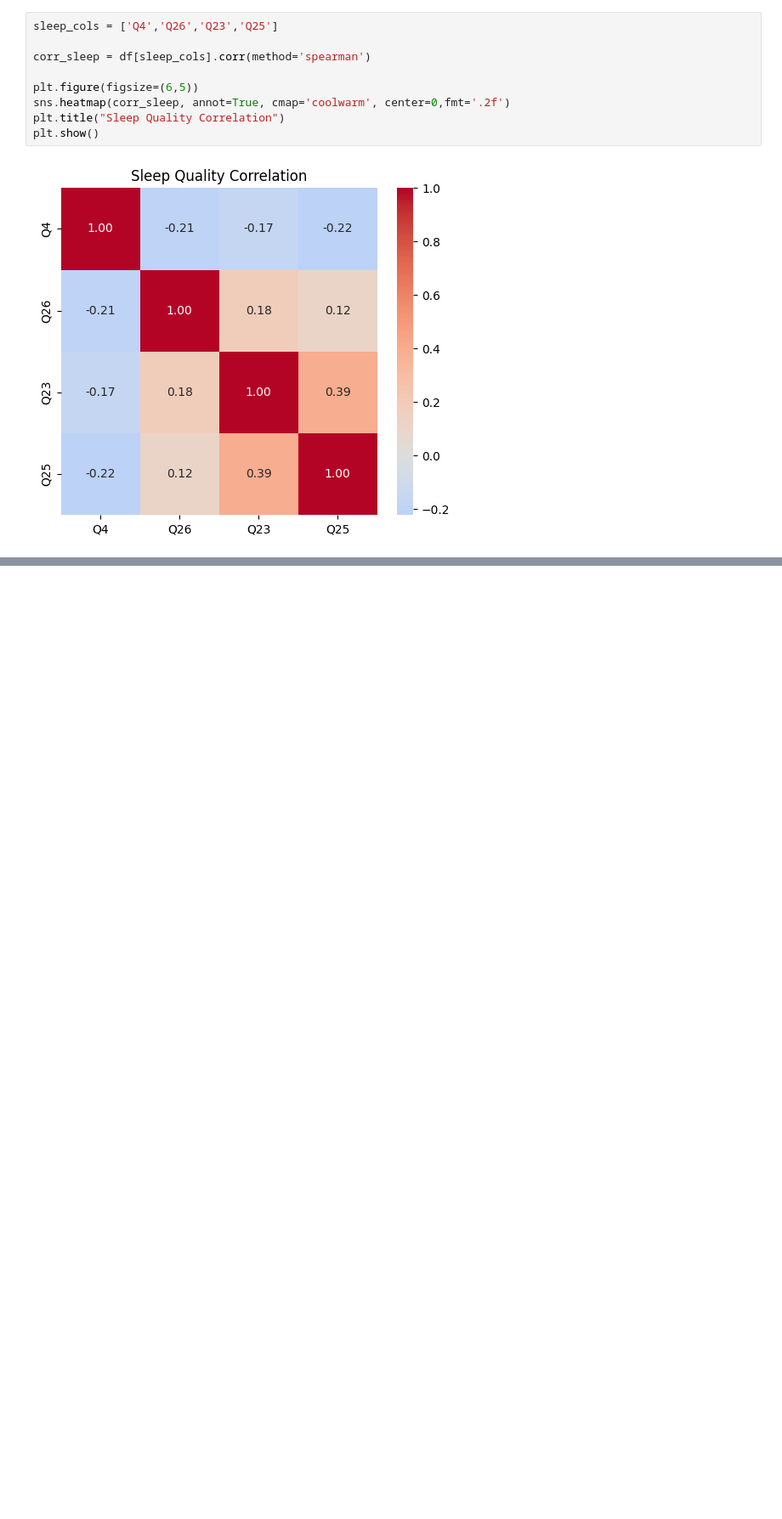
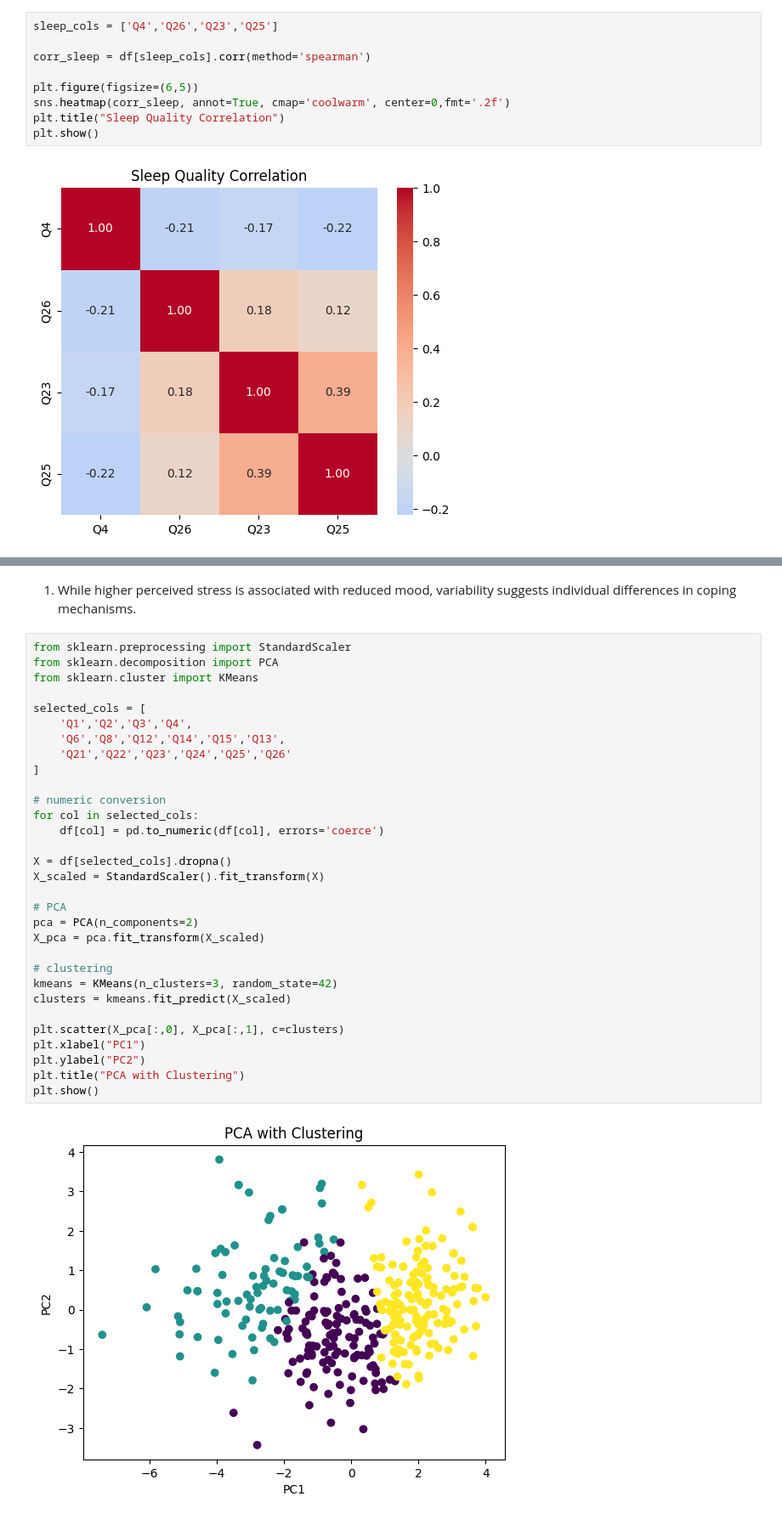
Before and after one commit to Anirudh-Iyer32/Minor-Project, a Jupyter notebook: Notebooks/analysis_2.ipynb, the cells around one changed output, grey strips where cells are left out. Shown at 85% size. Drawn from its saved outputs; the diff is of its cells as text; blank space fills up the shorter version.

```diff
--- a/Notebooks/analysis_2.ipynb
+++ b/Notebooks/analysis_2.ipynb
@@ -55,0 +107,35 @@ plt.show()
+# %% [markdown]
+1. While higher perceived stress is associated with reduced mood, variability suggests individual differences in coping mechanisms.
+# %%
+from sklearn.preprocessing import StandardScaler
+from sklearn.decomposition import PCA
+from sklearn.cluster import KMeans
+
+selected_cols = [
+    'Q1','Q2','Q3','Q4',
+    'Q6','Q8','Q12','Q14','Q15','Q13',
+    'Q21','Q22','Q23','Q24','Q25','Q26'
+]
+
+# numeric conversion
+for col in selected_cols:
+    df[col] = pd.to_numeric(df[col], errors='coerce')
+
+X = df[selected_cols].dropna()
+X_scaled = StandardScaler().fit_transform(X)
+
+# PCA
+pca = PCA(n_components=2)
+X_pca = pca.fit_transform(X_scaled)
+
+# clustering
+kmeans = KMeans(n_clusters=3, random_state=42)
+clusters = kmeans.fit_predict(X_scaled)
+
+plt.scatter(X_pca[:,0], X_pca[:,1], c=clusters)
+plt.xlabel("PC1")
+plt.ylabel("PC2")
+plt.title("PCA with Clustering")
+plt.show()
+# %% [output]
+[figure, added]
```
Also changed, not shown: parts of 8 cells of this notebook, 9 other files.
